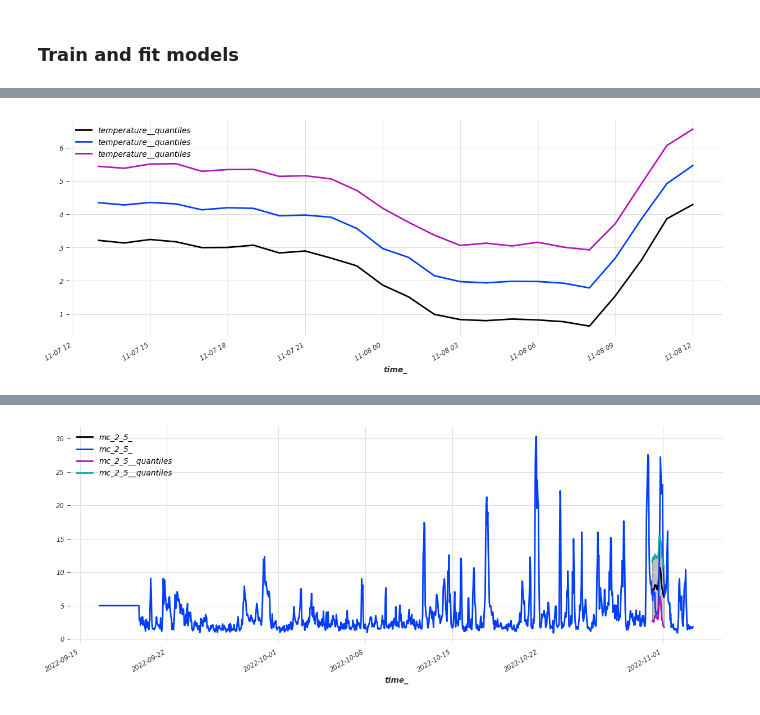
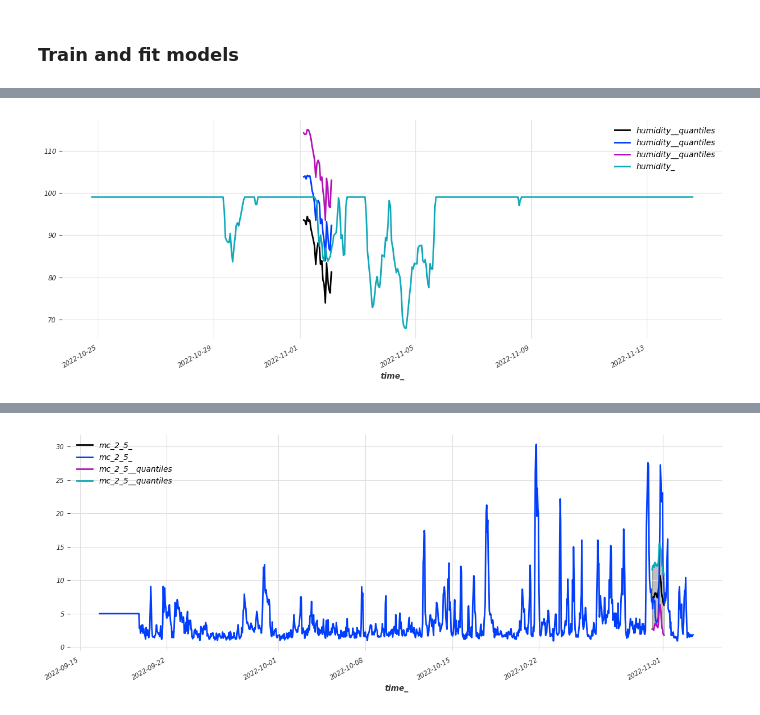
Before and after one commit to kundestyrt-norbit/timeseries-prediction, a Jupyter notebook: timestream_prophet.ipynb, the cells around one changed output, grey strips where cells are left out. Saved outputs shown, nothing was run; the diff lists cells and outputs as text; code cells hidden in the pictures.

Commit message:
Add humidity from yr when predicting

```diff
--- a/timestream_prophet.ipynb
+++ b/timestream_prophet.ipynb
@@ -130,6 +131,7 @@ df_prediction.index = pd.to_datetime(df_prediction.time_)
 df_prediction.index = df_prediction.index.tz_localize(None)
 df_prediction_renamed = df_prediction.rename(columns={
     '1h_air_temperature_': 'air_temperature_',
+    '1h_relative_humidity_': 'relative_humidity_',
     '1h_percipitation_': 'percipitation_',
     '1h_wind_speed_': 'wind_speed_',
     '1h_wind_direction_cos_': 'wind_direction_cos_',
@@ -137,6 +139,7 @@ df_prediction_renamed = df_prediction.rename(columns={
 })
 series_prediction = fill_missing_values(
     TimeSeries.from_dataframe(df_prediction_renamed, value_cols=[
+        'relative_humidity_',
         'air_temperature_',
         'percipitation_',
         'wind_speed_',
@@ -154,6 +157,7 @@ predicted_forecast = pd.DataFrame([[last_value[f'{i}h_{column}'] for column in c
 predicted_forecast.index.name = 'time_'
 series_prediction_test = fill_missing_values(
     TimeSeries.from_dataframe(predicted_forecast, value_cols=[
+        'relative_humidity_',
         'air_temperature_',
         'percipitation_',
         'wind_speed_',
@@ -182,17 +201,15 @@ model_output = []
 for sensor_name in sensors:
     sensor_name_ = sensor_name + "_"
     prophet.fit(
-        series_train[sensor_name_],
+        series_train[sensor_name_][:-200],
         future_covariates=series_prediction[:-24],
     )
     # back_test = eval_model(
     #     prophet,
-    #     series=series[sensor_name_],
+    #     series=series[sensor_name_][:-200],
     #     # past_covariates=series_past,
     #     future_covariates=series_prediction[:-24].concatenate(series_prediction_test)
     # )
-    # model_output.append((sensor_name, back_test))
-
     prediction_prophet = prophet.predict(n=24,
                                     future_covariates=series_prediction[:-24].concatenate(series_prediction_test),
                                              num_samples=1000,
@@ -220,7 +244,7 @@ for sensor_name in sensors:
 # %%
-model_output[0][1]['percentile005'].plot()
-model_output[0][1]['percentile050'].plot()
-model_output[0][1]['percentile095'].plot()
-series
+model_output[1][1]['percentile005'].plot()
+model_output[1][1]['percentile050'].plot()
+model_output[1][1]['percentile095'].plot()
+series['humidity_'][-500:].plot()
 # %% [output]
-[figure, old version]
+[figure, new version]
```
Also changed, not shown: parts of 13 cells of this notebook, 1 other file.
